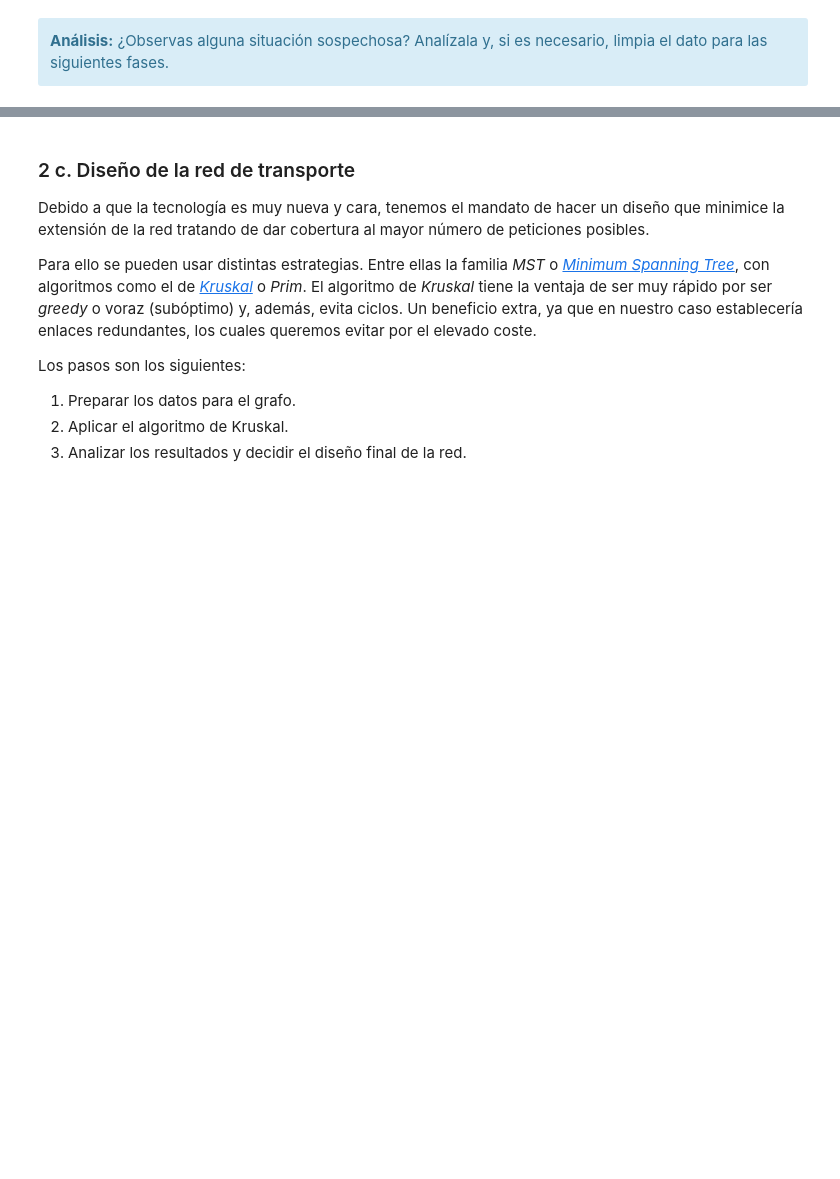
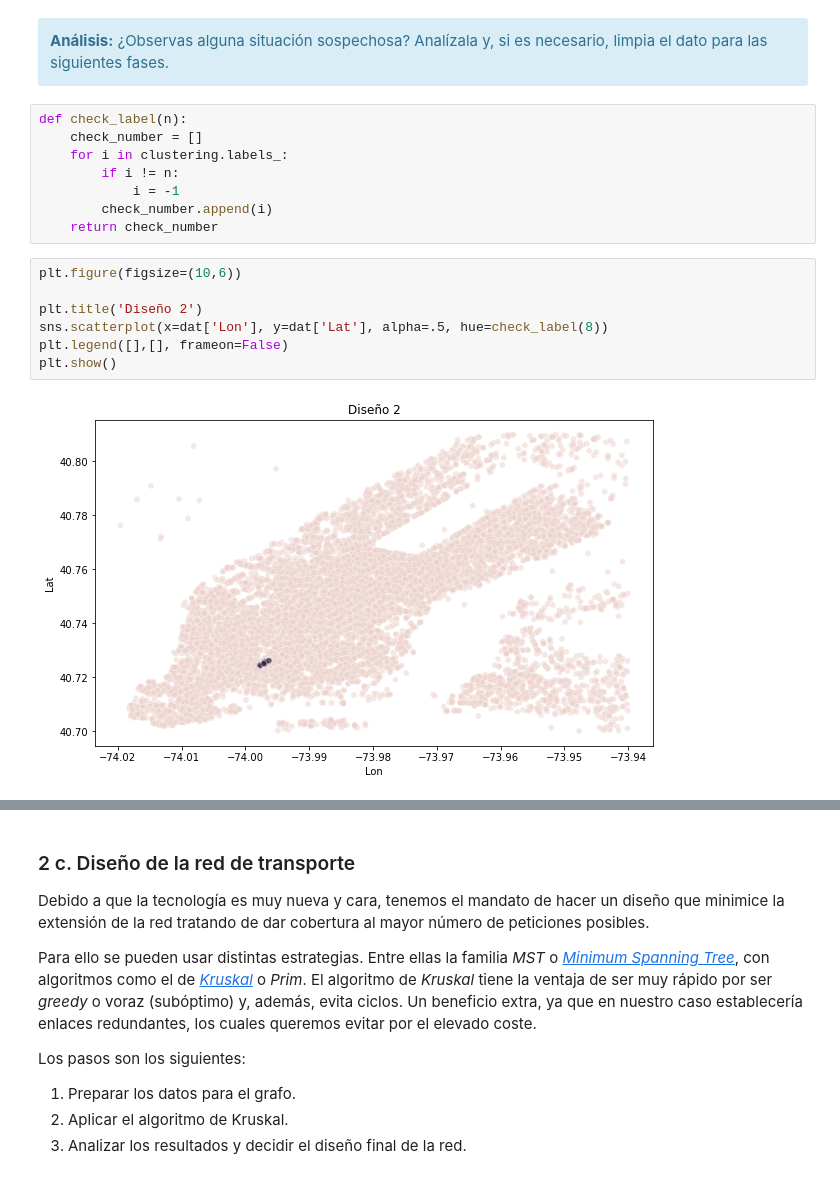
Before and after one commit to angelbujalance/MAME_PEC, a Jupyter notebook: 20221_M2.855_PEC2-Enunciado.ipynb, the cells around one changed output, grey strips where cells are left out. Saved outputs shown, nothing was run; the diff lists cells and outputs as text; blank space fills up the shorter version.

```diff
--- a/20221_M2.855_PEC2-Enunciado.ipynb
+++ b/20221_M2.855_PEC2-Enunciado.ipynb
@@ -651,3 +676,20 @@ Name: min, Length: 194, dtype: float64
 <strong>Análisis:</strong>
     ¿Observas alguna situación sospechosa? Analízala y, si es necesario, limpia el dato para las siguientes fases.
 </div>
+# %%
+def check_label(n):
+    check_number = []
+    for i in clustering.labels_:
+        if i != n:
+            i = -1
+        check_number.append(i)
+    return check_number
+# %%
+plt.figure(figsize=(10,6))
+
+plt.title('Diseño 2')
+sns.scatterplot(x=dat['Lon'], y=dat['Lat'], alpha=.5, hue=check_label(8))
+plt.legend([],[], frameon=False)
+plt.show()
+# %% [output]
+[figure, added]
```
Also changed, not shown: parts of 9 cells of this notebook.
